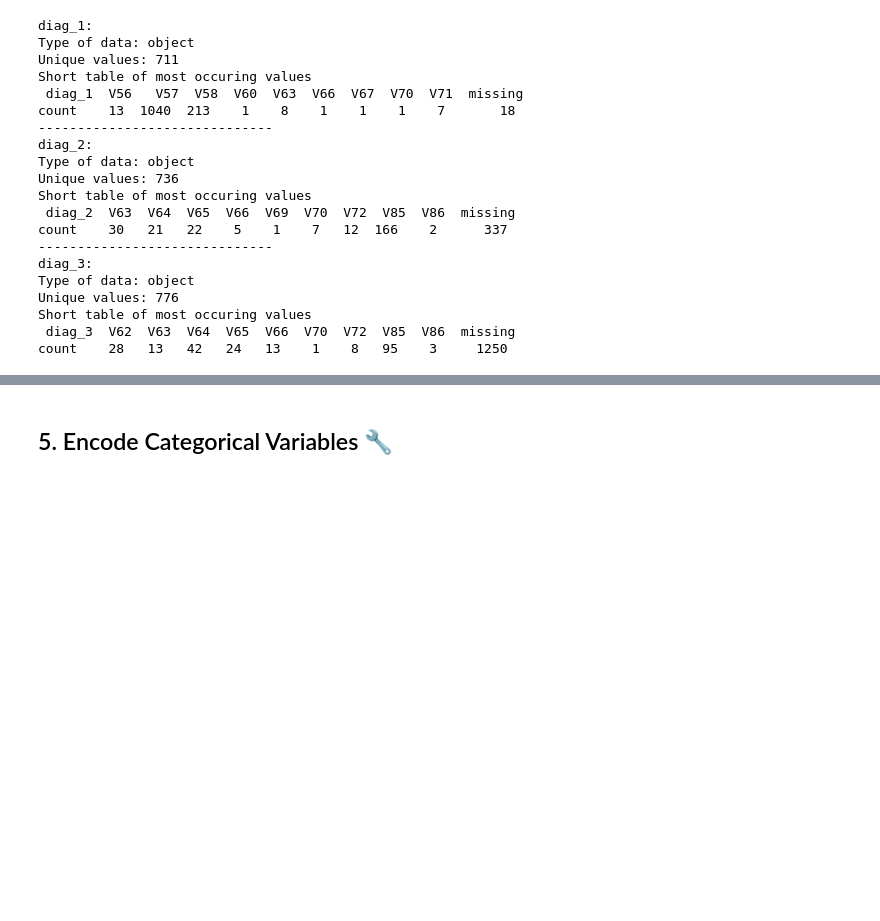
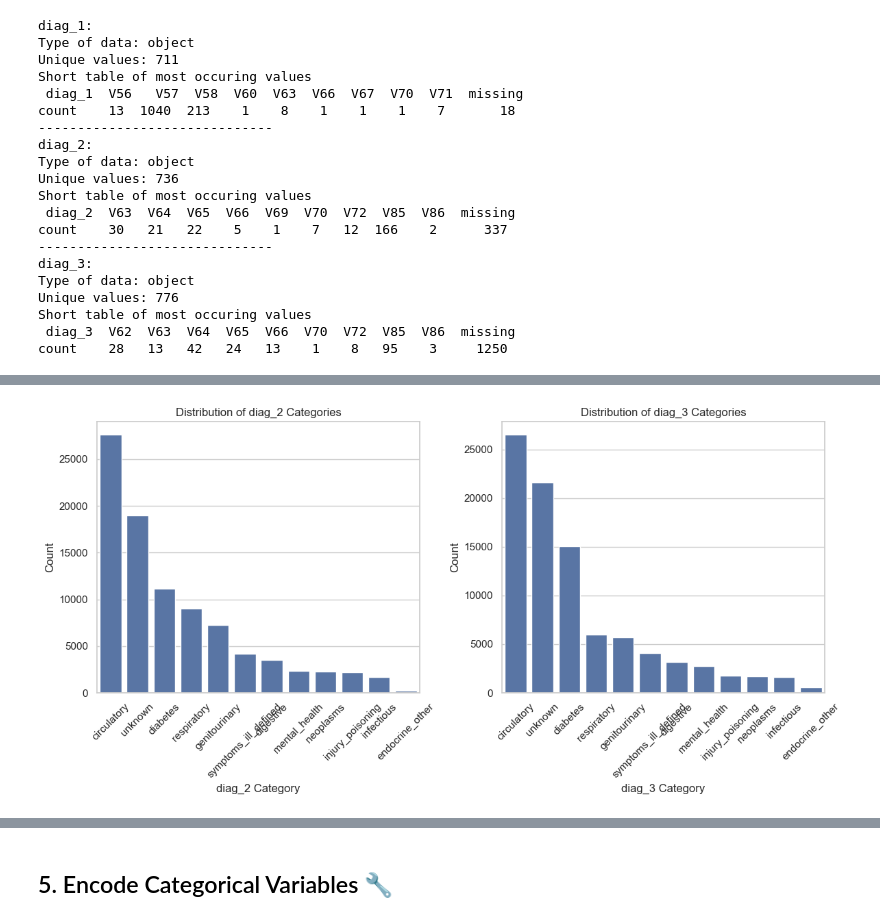
Before and after one commit to luckypantss/Diabetes-readmission-ml-pipeline, a Jupyter notebook: notebooks/02_preprocessing_and_feature_engineering.ipynb, the cells around one changed output, grey strips where cells are left out. Drawn from its saved outputs; the diff is of its cells as text; code cells hidden in the pictures; blank space fills up the shorter version.

```diff
--- a/notebooks/02_preprocessing_and_feature_engineering.ipynb
+++ b/notebooks/02_preprocessing_and_feature_engineering.ipynb
@@ -724,0 +856,36 @@ icd9_mapped_categories = [
+# %%
+# Creating new columns for categorical values for diag_2 and diag_3, as means to check their distribution
+for start, end, category in icd9_mapped_categories:
+    mask_2 = (pd.to_numeric(df_engineering['diag_2'], errors='coerce') >= start) & \
+           (pd.to_numeric(df_engineering['diag_2'], errors='coerce') <= end)
+
+    mask_3 = (pd.to_numeric(df_engineering['diag_3'], errors='coerce') >= start) & \
+        (pd.to_numeric(df_engineering['diag_3'], errors='coerce') <= end)
+
+    df_engineering.loc[mask_2, 'diag_2_cat'] = category
+    df_engineering.loc[mask_3, 'diag_3_cat'] = category
+
+# Remvoing NaN and setting it as unknown
+df_engineering['diag_2_cat'] = df_engineering['diag_2_cat'].fillna('unknown')
+df_engineering['diag_3_cat'] = df_engineering['diag_3_cat'].fillna('unknown')
+
+# Plotting their distribution
+plt.figure(figsize=(12, 6))
+
+plt.subplot(1, 2, 1)
+sns.countplot(data=df_engineering, x='diag_2_cat', order=df_engineering['diag_2_cat'].value_counts().index)
+plt.title('Distribution of diag_2 Categories')
+plt.xticks(rotation=45)
+plt.xlabel('diag_2 Category')
+plt.ylabel('Count')
+
+plt.subplot(1, 2, 2)
+sns.countplot(data=df_engineering, x='diag_3_cat', order=df_engineering['diag_3_cat'].value_counts().index)
+plt.title('Distribution of diag_3 Categories')
+plt.xticks(rotation=45)
+plt.xlabel('diag_3 Category')
+plt.ylabel('Count')
+plt.tight_layout()
+plt.show()
+# %% [output]
+[figure, added]
```
Also changed, not shown: parts of 12 cells of this notebook.
